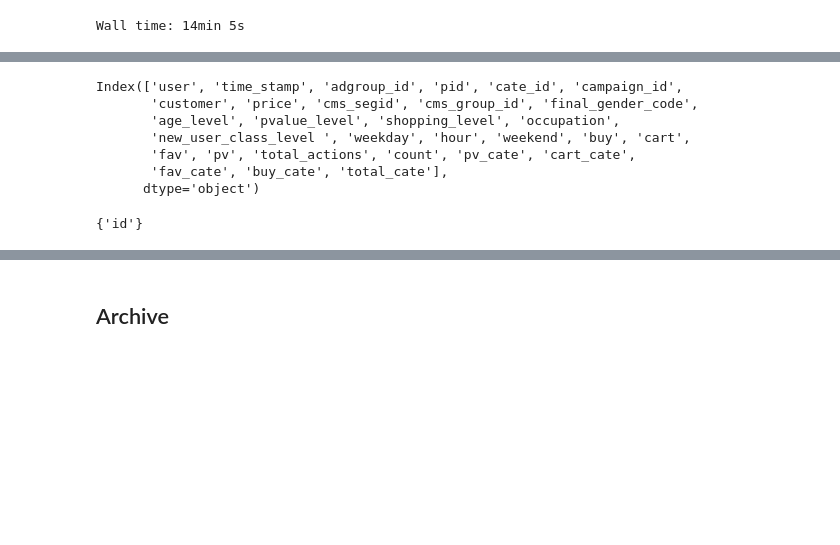
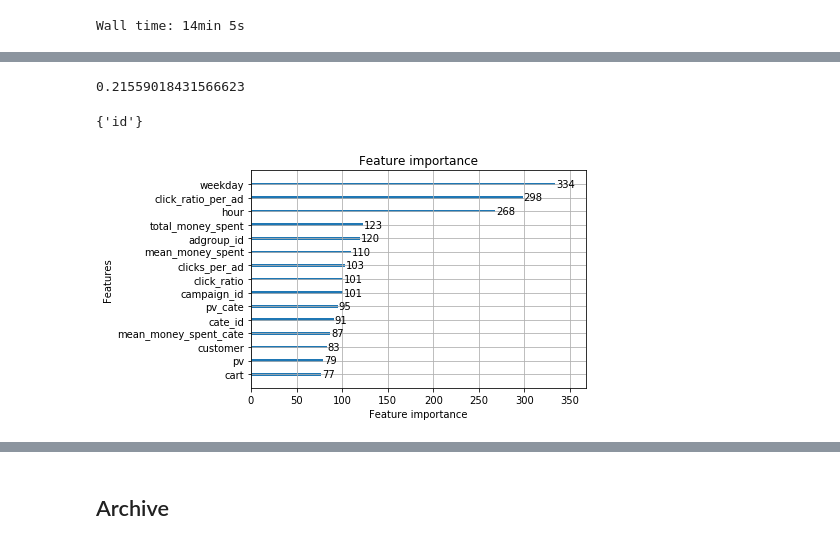
Before and after one commit to Sitorias/AdPrediction, a Jupyter notebook: Task 3 - Ad Prediction - Leo.ipynb, the cells around one changed output, grey strips where cells are left out. Saved outputs shown, nothing was run; the diff lists cells and outputs as text; code cells hidden in the pictures; blank space fills up the shorter version.

```diff
--- a/Task 3 - Ad Prediction - Leo.ipynb
+++ b/Task 3 - Ad Prediction - Leo.ipynb
@@ -355,25 +590,19 @@ train_set = pd.concat([ones,zeros])
+# %%
+train_set[train_set.clk==1].shape[0]/(train_set[train_set.clk==1].shape[0]+train_set[train_set.clk==0].shape[0])
+# %% [output]
+0.21559018431566623
 # %%
 from sklearn.naive_bayes import BernoulliNB
 from sklearn.ensemble import RandomForestClassifier
 import lightgbm as lgb
 from sklearn import svm
-#gnb = lgb.LGBMClassifier()
+gnb = lgb.LGBMClassifier()
 #gnb = svm.SVC()
-gnb = RandomForestClassifier()
-drop = ["brand","unix"]
+#gnb = RandomForestClassifier()
+drop = ["unix","time_stamp","user"]
 train_set = train.drop(drop,axis=1)
-test= test.fillna(-1)
+test = test.fillna(-1)
 test_set = test.drop(drop,axis=1)
 train_set = train_set.drop(["clk"],axis=1)
 train_set = train_set.fillna(-1)
-# %%
-train_set.columns
-# %% [output]
-Index(['user', 'time_stamp', 'adgroup_id', 'pid', 'cate_id', 'campaign_id',
-       'customer', 'price', 'cms_segid', 'cms_group_id', 'final_gender_code',
-       'age_level', 'pvalue_level', 'shopping_level', 'occupation',
-       'new_user_class_level ', 'weekday', 'hour', 'weekend', 'buy', 'cart',
-       'fav', 'pv', 'total_actions', 'count', 'pv_cate', 'cart_cate',
-       'fav_cate', 'buy_cate', 'total_cate'],
-      dtype='object')
 # %%
@@ -383,5 +613,10 @@ set(train_set.columns).symmetric_difference(test_set.columns)
 # %%
 model = gnb.fit(train_set,train.clk)
 pred = model.predict(test_set.drop(["id"],axis=1))
+# %%
+ax = lgb.plot_importance(gnb, max_num_features=15)
+plt.show()
+# %% [output]
+[figure, added]
 # %%
 submission = pd.DataFrame({"id":test.id,"clk":pred})
```
Also changed, not shown: parts of 44 cells of this notebook.
